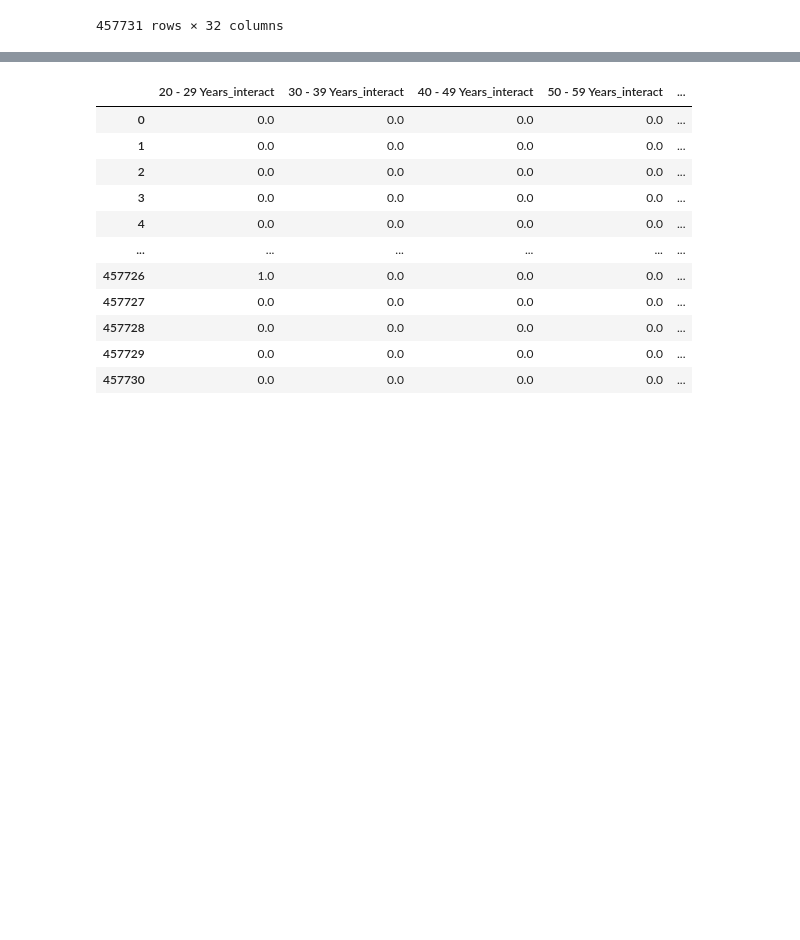
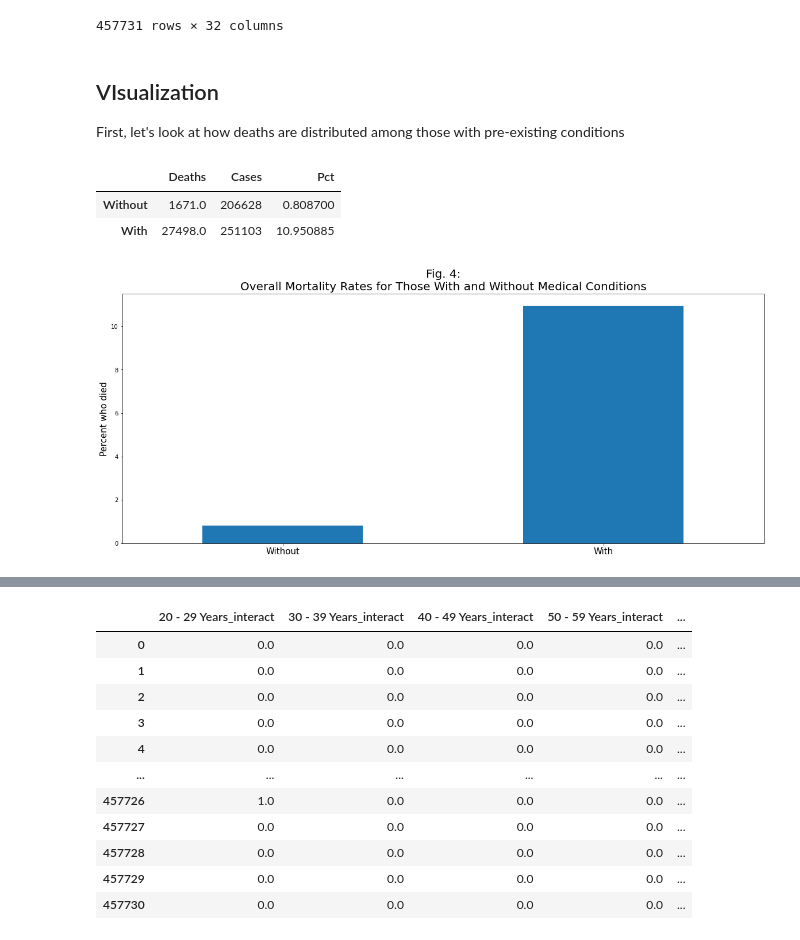
Before and after one commit to hjfeldy/Covid, a Jupyter notebook: Regressions/In_Depth.ipynb, the cells around one changed output, grey strips where cells are left out. Drawn from its saved outputs; the diff is of its cells as text; code cells hidden in the pictures; blank space fills up the shorter version.

```diff
--- a/Regressions/In_Depth.ipynb
+++ b/Regressions/In_Depth.ipynb
@@ -28,3 +28,24 @@ df
 | 457729 | 2020/02/11 | 2020/07/10 | 2020/02/11 | Laboratory-confirmed case | 0.0 | 60 - 69 Years | White | ... |
 | 457730 | 2020/02/27 | 2020/03/11 | 2020/02/27 | Laboratory-confirmed case | 1.0 | 0 - 9 Years | White | ... |
 457731 rows × 32 columns
+# %% [markdown]
+## VIsualization
+First, let's look at how deaths are distributed among those with pre-existing conditions
+# %%
+deaths = df.groupby('medcond_yn').sum()['death_yn']
+counts = df.groupby('medcond_yn').count()['death_yn']
+frame = pd.DataFrame({'Deaths': deaths, 'Cases': counts})
+frame['Pct'] = 100 * (frame['Deaths'] / frame['Cases'])
+frame.index =['Without', 'With']
+frame['Pct'].plot(kind='bar', figsize=(20,8))
+plt.ylabel('Percent who died', fontsize = 15)
+plt.tick_params(labelrotation = 0)
+plt.xticks( fontsize = 15)
+plt.title('Fig. 4:\nOverall Mortality Rates for Those With and Without Medical Conditions', fontsize = 20)
+plt.savefig('../Images/Regression/fig4_medcond_distribution.png', facecolor = 'white')
+frame
+# %% [output]
+|  | Deaths | Cases | Pct |
+| Without | 1671.0 | 206628 | 0.808700 |
+| With | 27498.0 | 251103 | 10.950885 |
+[figure, added]
```
Also changed, not shown: parts of 26 cells of this notebook, 17 other files.
